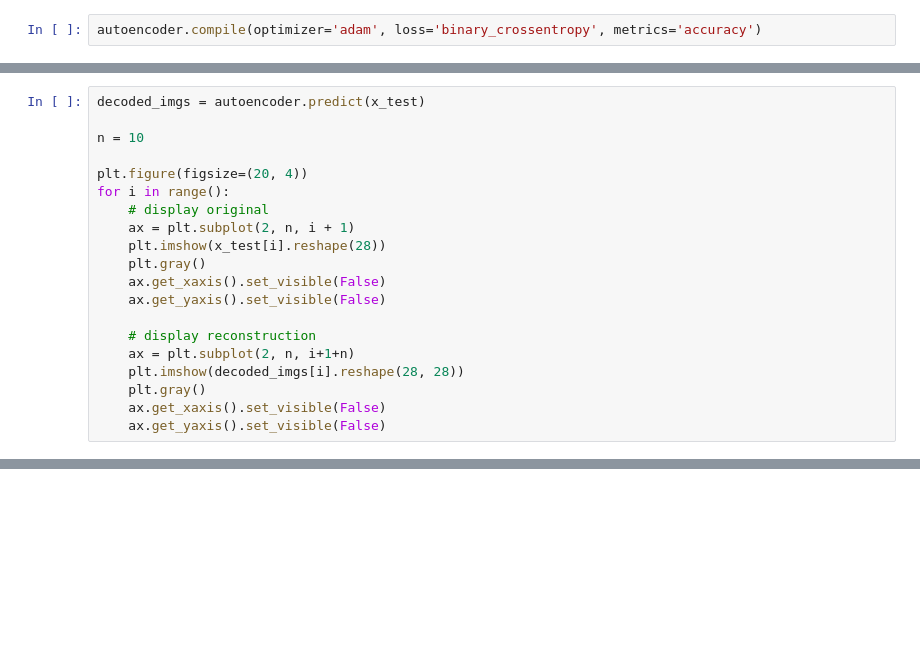
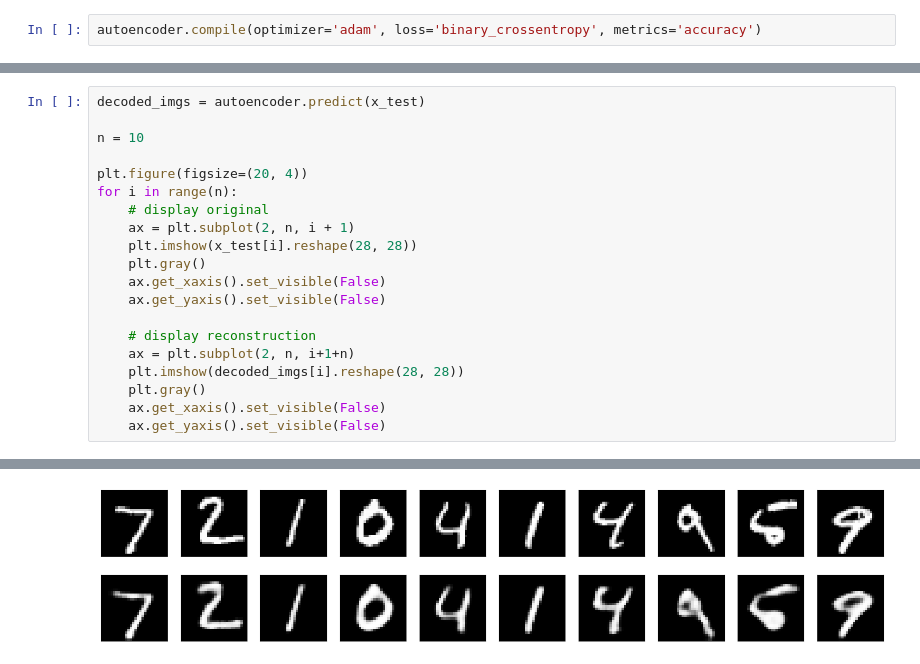
Before and after one commit to syeddhasnainn/aru-dl, a Jupyter notebook: week_7_CNN_autoencoder.ipynb, the cells around one changed output, grey strips where cells are left out. Saved outputs shown, nothing was run; the diff lists cells and outputs as text; blank space fills up the shorter version.

```diff
--- a/week_7_CNN_autoencoder.ipynb
+++ b/week_7_CNN_autoencoder.ipynb
@@ -104,10 +164,10 @@ decoded_imgs = autoencoder.predict(x_test)
 n = 10
 
 plt.figure(figsize=(20, 4))
-for i in range():
+for i in range(n):
     # display original
     ax = plt.subplot(2, n, i + 1)
-    plt.imshow(x_test[i].reshape(28))
+    plt.imshow(x_test[i].reshape(28, 28))
     plt.gray()
     ax.get_xaxis().set_visible(False)
     ax.get_yaxis().set_visible(False)
@@ -118,3 +178,4 @@ for i in range():
     plt.gray()
     ax.get_xaxis().set_visible(False)
     ax.get_yaxis().set_visible(False)
+# %% [output]
@@ -120,0 +183 @@ for i in range():
+[figure, added]
```
Also changed, not shown: parts of 7 cells of this notebook.
